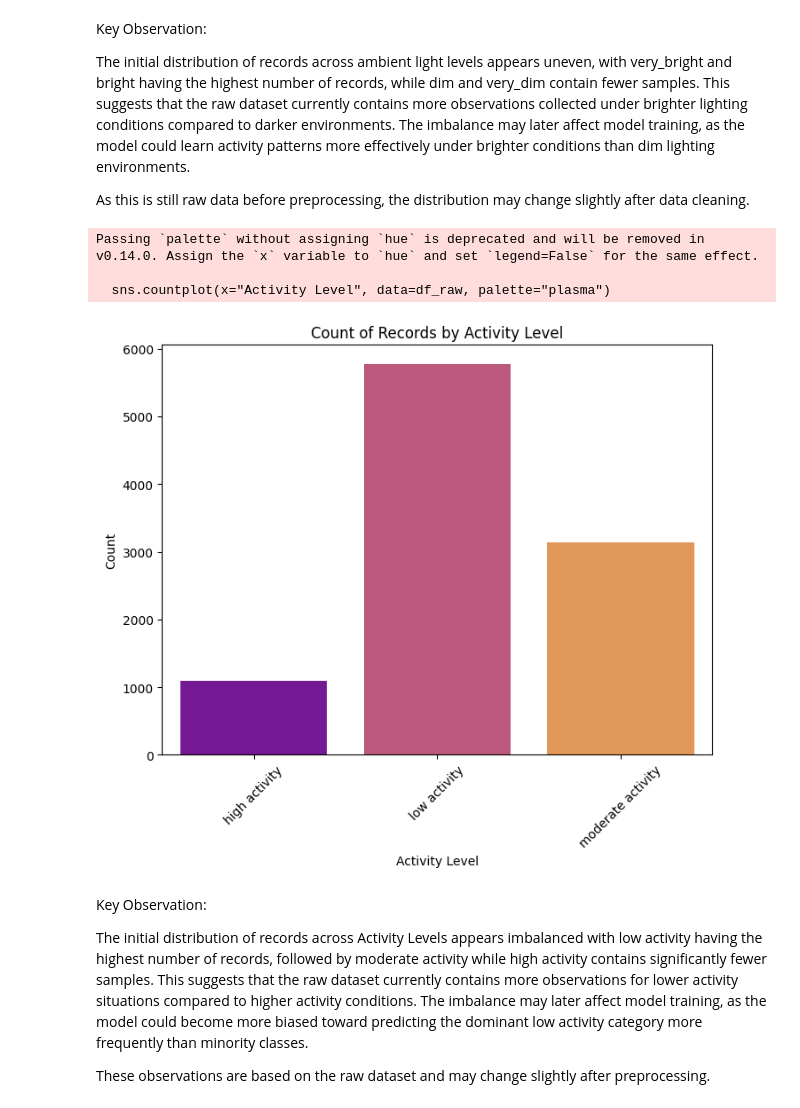
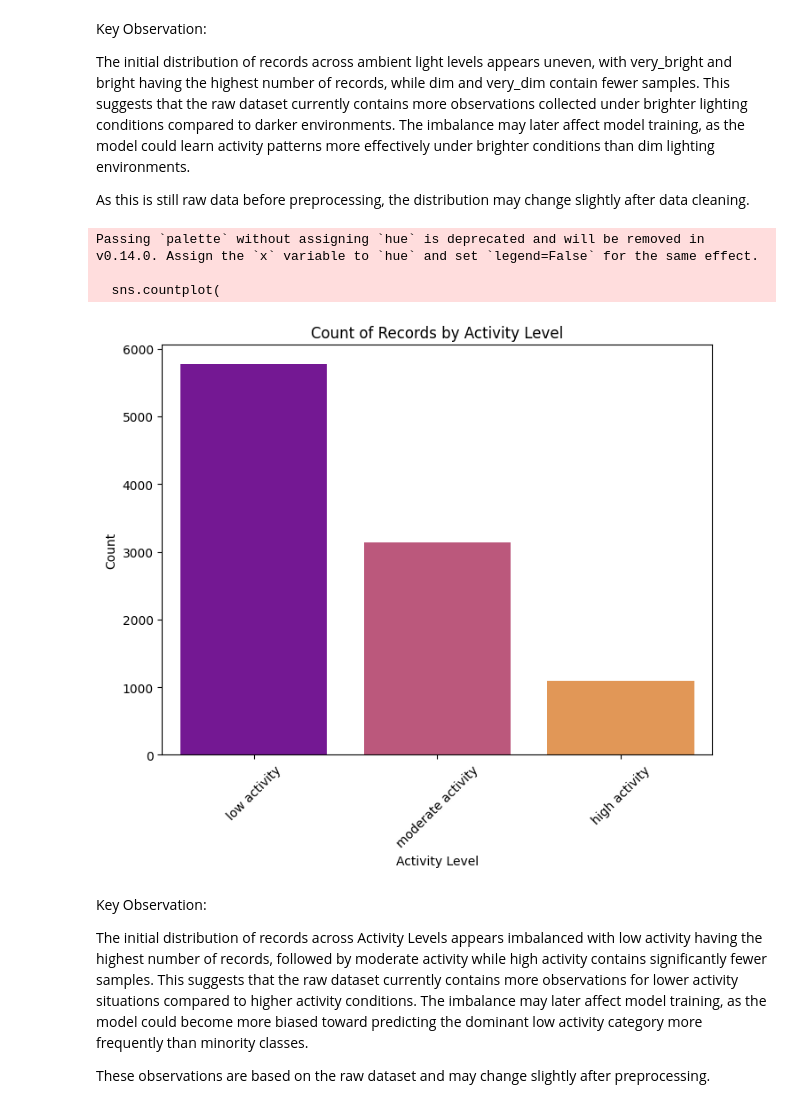
Before and after one commit to SuMyatMon17/AI_Solution_Development_Project, a Jupyter notebook: eda.ipynb, the cells around one changed output. Drawn from its saved outputs; the diff is of its cells as text; code cells hidden in the pictures.

```diff
--- a/eda.ipynb
+++ b/eda.ipynb
@@ -415,18 +442,30 @@ As this is still raw data before preprocessing, the distribution may change slig
 # %%
 # Bar plot for Activity Level
 plt.figure(figsize=(8, 6))
-sns.countplot(x="Activity Level", data=df_raw, palette="plasma")
+
+activity_order = [
+    "low activity",
+    "moderate activity",
+    "high activity"
+]
+
+sns.countplot(
+    x="Activity Level",
+    data=df_raw,
+    order=activity_order,
+    palette="plasma"
+)
 
 plt.title("Count of Records by Activity Level")
 plt.xlabel("Activity Level")
 plt.ylabel("Count")
 plt.xticks(rotation=45)
 plt.show()
 # %% [output]
 Passing `palette` without assigning `hue` is deprecated and will be removed in v0.14.0. Assign the `x` variable to `hue` and set `legend=False` for the same effect.
 
-  sns.countplot(x="Activity Level", data=df_raw, palette="plasma")
+  sns.countplot(
-[figure, old version]
+[figure, new version]
 # %% [markdown]
 Key Observation:
 
```
Also changed, not shown: parts of 11 cells of this notebook.
